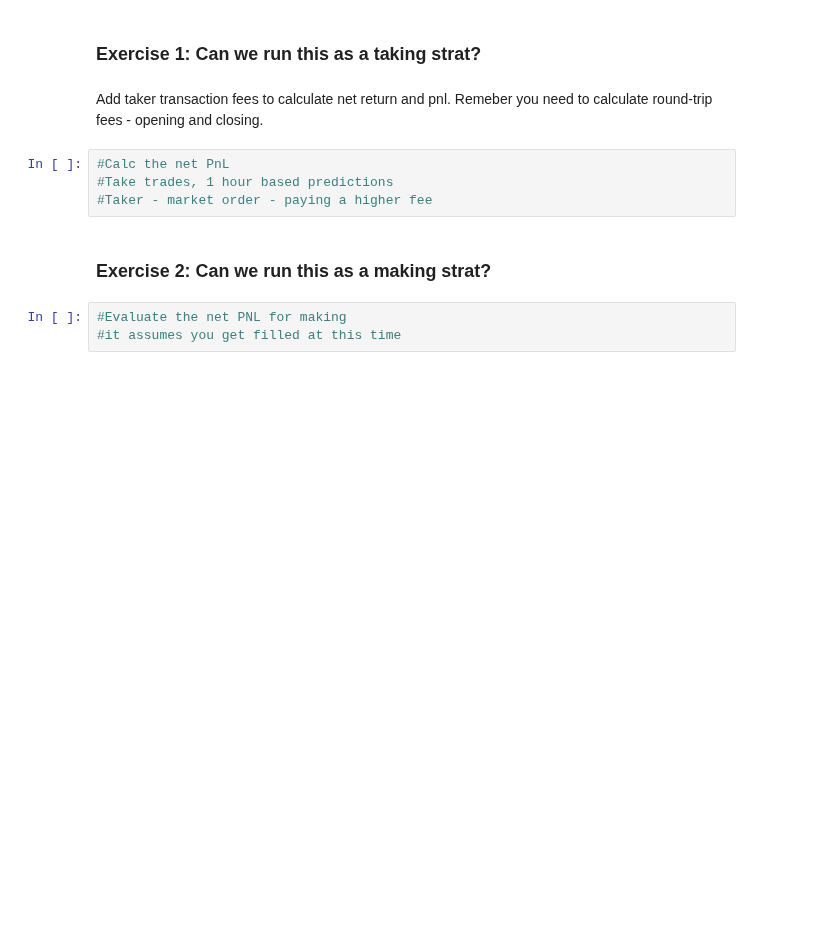
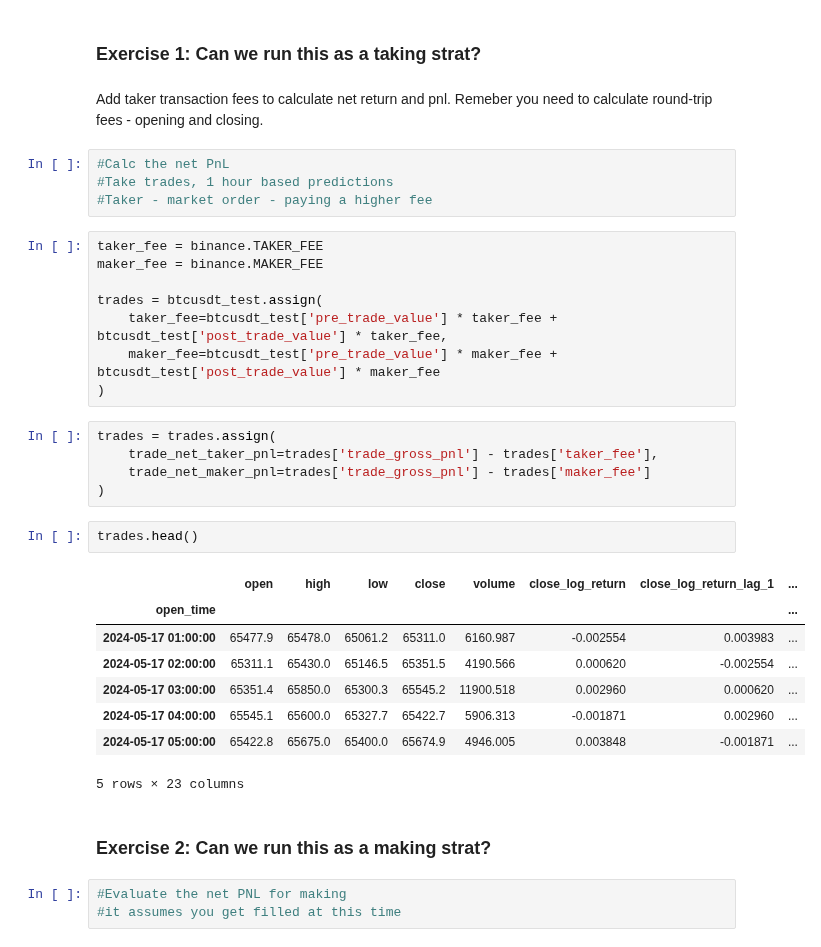
Before and after one commit to zuzka05/stat_learn, a Jupyter notebook: QuantTradingAccelerator_Part8_Strategy.ipynb, the cells around one changed output. Saved outputs shown, nothing was run; the diff lists cells and outputs as text; blank space fills up the shorter version.

```diff
--- a/QuantTradingAccelerator_Part8_Strategy.ipynb
+++ b/QuantTradingAccelerator_Part8_Strategy.ipynb
@@ -746,6 +748,30 @@ Add taker transaction fees to calculate net return and pnl. Remeber you need to
 #Calc the net PnL
 #Take trades, 1 hour based predictions
 #Taker - market order - paying a higher fee
+# %%
+taker_fee = binance.TAKER_FEE
+maker_fee = binance.MAKER_FEE
+
+trades = btcusdt_test.assign(
+    taker_fee=btcusdt_test['pre_trade_value'] * taker_fee + btcusdt_test['post_trade_value'] * taker_fee,
+    maker_fee=btcusdt_test['pre_trade_value'] * maker_fee + btcusdt_test['post_trade_value'] * maker_fee
+)
+# %%
+trades = trades.assign(
+    trade_net_taker_pnl=trades['trade_gross_pnl'] - trades['taker_fee'],
+    trade_net_maker_pnl=trades['trade_gross_pnl'] - trades['maker_fee']
+)
+# %%
+trades.head()
+# %% [output]
+|  | open | high | low | close | volume | close_log_return | close_log_return_lag_1 | ... |
+| open_time |  |  |  |  |  |  |  | ... |
+| 2024-05-17 01:00:00 | 65477.9 | 65478.0 | 65061.2 | 65311.0 | 6160.987 | -0.002554 | 0.003983 | ... |
+| 2024-05-17 02:00:00 | 65311.1 | 65430.0 | 65146.5 | 65351.5 | 4190.566 | 0.000620 | -0.002554 | ... |
+| 2024-05-17 03:00:00 | 65351.4 | 65850.0 | 65300.3 | 65545.2 | 11900.518 | 0.002960 | 0.000620 | ... |
+| 2024-05-17 04:00:00 | 65545.1 | 65600.0 | 65327.7 | 65422.7 | 5906.313 | -0.001871 | 0.002960 | ... |
+| 2024-05-17 05:00:00 | 65422.8 | 65675.0 | 65400.0 | 65674.9 | 4946.005 | 0.003848 | -0.001871 | ... |
+5 rows × 23 columns
 # %% [markdown]
 ### Exercise 2: Can we run this as a making strat?
 # %%
```
Also changed, not shown: parts of 1 cell of this notebook.
